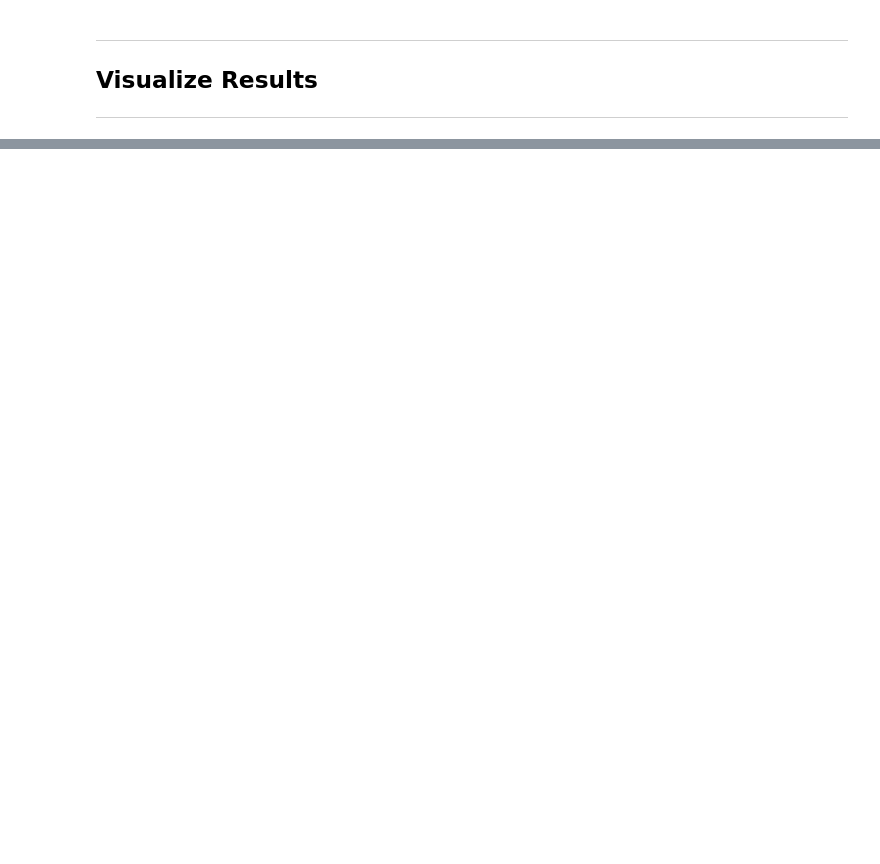
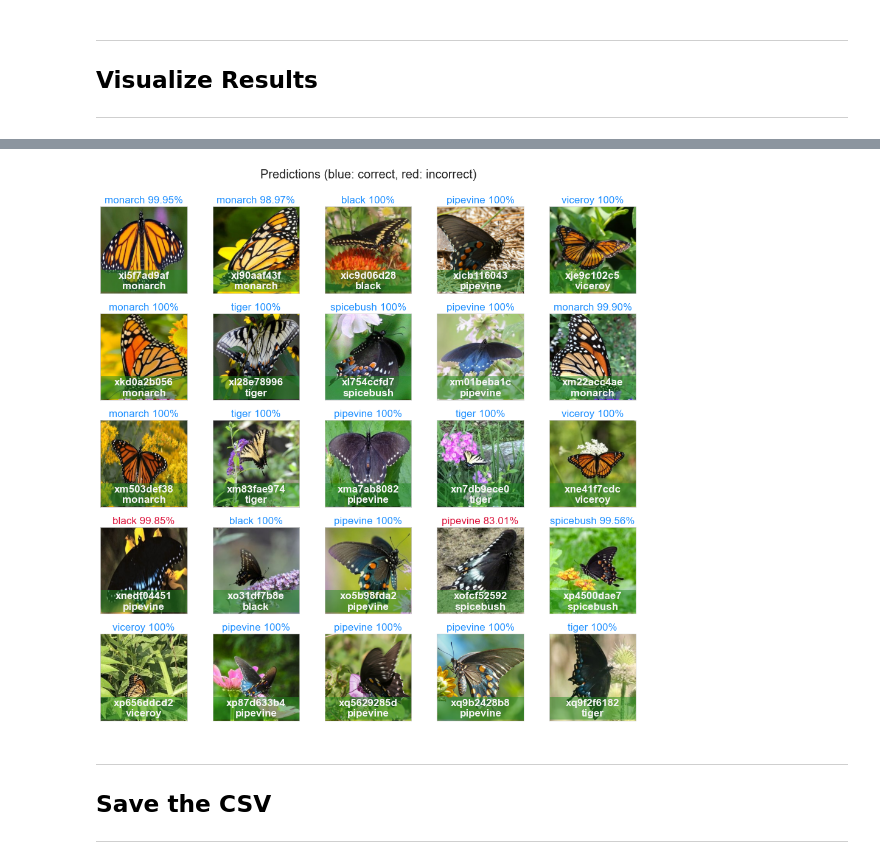
Before and after one commit to KeithPinson/Yum-or-Yuck-2022-Butterfly-Mimics, a Jupyter notebook: yoy_mimics_2022_baseline.ipynb, the cells around one changed output, grey strips where cells are left out. Saved outputs shown, nothing was run; the diff lists cells and outputs as text; code cells hidden in the pictures; blank space fills up the shorter version.

```diff
--- a/yoy_mimics_2022_baseline.ipynb
+++ b/yoy_mimics_2022_baseline.ipynb
@@ -533,0 +603,66 @@ plt.show()
+# %%
+j = 0
+show_actual = True
+# %%
+# Run this cell over and over to step through the predictions
+
+rows = 5
+cols = 5
+
+fig, axs = plt.subplots(nrows=rows, ncols=cols, figsize=(13, 13),
+                        subplot_kw={'xticks': [], 'yticks': []})
+
+plt.suptitle("Predictions (blue: correct, red: incorrect)\n", fontsize=20)
+
+maxloop = len(predictions)//(rows*cols)
+
+if j <= maxloop:
+    for i, ax in enumerate(axs.flat):
+        k = (j*rows*cols) + i
+
+        if k < len(predictions):
+
+            image = predictions[k][0]
+            name = predictions[k][1]
+            image_id = predictions[k][2]
+            prediction = predictions[k][3]
+
+            description = f"{image_id}\n{name}"
+
+            p_label = prediction[0][0]
+            p_confidence = prediction[0][1]
+            p_percent = "{:.2%}".format(p_confidence) \
+                if p_confidence < 1.0 else "100%"
+
+            p_description = f"{p_label} {p_percent}"
+
+            color = "dodgerblue" if name == p_label else "crimson"
+
+            ax.grid(None)
+            ax.axis('on')
+
+            ax.set_title(p_description, color=color, fontsize=17)
+
+            ax.imshow(image, interpolation_stage='rgb', alpha=1.0)
+
+            if show_actual:
+                rectangle = patches.Rectangle((0, IMAGE_HEIGHT-62), IMAGE_WIDTH, 58, facecolor="forestgreen", linewidth=0, alpha=.5)
+                ax.add_patch(rectangle)
+
+                ax.annotate(description, (IMAGE_WIDTH//2, IMAGE_HEIGHT-33), color='whitesmoke', weight='bold', fontsize=17, ha='center', va='center')
+
+            ax.set(xticks=[], yticks=[], xlabel='')
+        else:
+            ax.set_visible(False)
+
+    # fig.text(.05, .95, f"{j}", color='k', fontsize=17)
+
+    j = j + 1 if j < maxloop else 0
+    plt.tight_layout(h_pad=1.5)
+    plt.show()
+# %% [output]
+[figure, added]
+# %% [markdown]
+---
+## Save the CSV
+---
```
Also changed, not shown: parts of 39 cells of this notebook.
